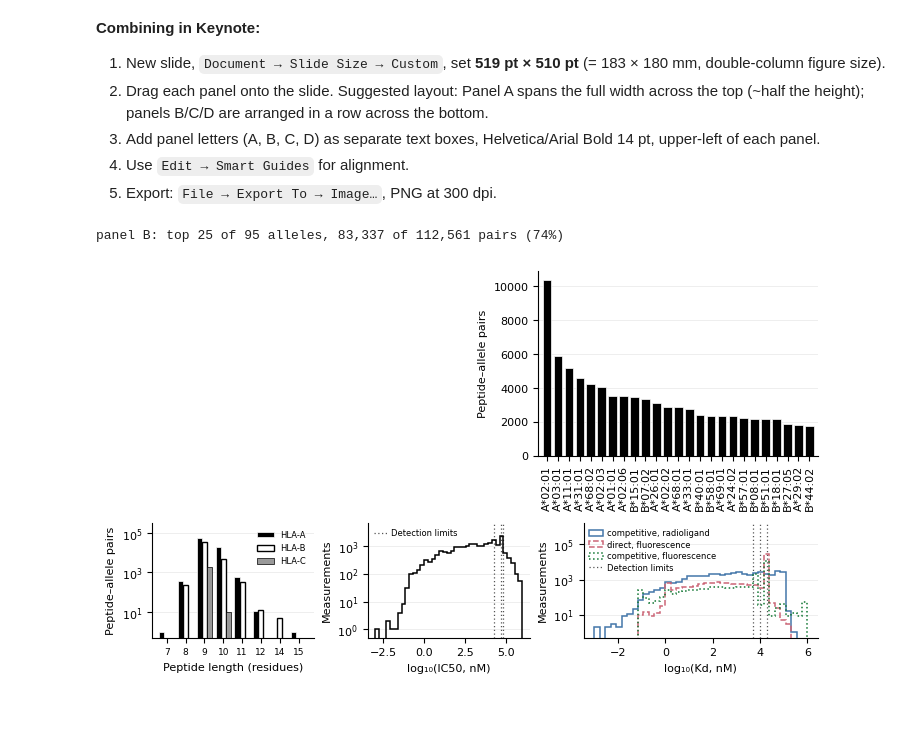
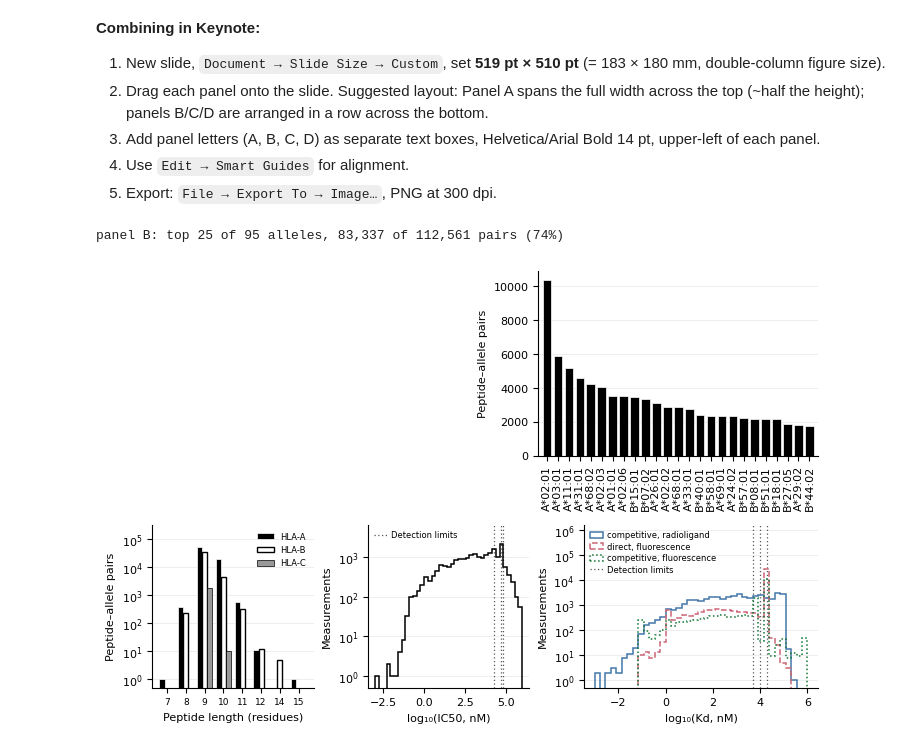
Before and after one commit to kunikohunter/PepBind3D, a Jupyter notebook: 04_figure1_panels.ipynb, the cells around one changed output. Saved outputs shown, nothing was run; the diff lists cells and outputs as text; code cells hidden in the pictures; blank space fills up the shorter version.

Commit message:
Give the Figure 1 bottom row more height

```diff
--- a/04_figure1_panels.ipynb
+++ b/04_figure1_panels.ipynb
@@ -528,7 +528,7 @@ import matplotlib.lines as mlines
 # ============== LAYOUT KNOBS (edit these) ==============
 FONT_SIZE    = 8                       # uniform size for ALL text in the figure
 TOP_ROW_H    = 2.5                     # top row height (in)
-BOTTOM_ROW_H = 1.6                     # bottom row height (in)
+BOTTOM_ROW_H = 2.1                     # bottom row height (in)
 TOP_WIDTH_RATIOS    = [1.3, 1.0]       # [MHC, allele coverage]
 BOTTOM_WIDTH_RATIOS = [1.0, 1.0, 1.45]  # [length, IC50, Kd]
 ALLELE_TICK_ROTATION   = 90            # vertical allele labels -> legible
@@ -632,31 +632,31 @@ def _affinity(ax, mtype, thresholds, xlabel, legend=False, split_assays=None,
                                  color='black', zorder=2)
         peak = n_counts.max()
     ax.set_yscale('log')
     ax.set_ylim(0.5, peak * headroom)
     for t in thresholds:
         ax.axvline(np.log10(t), color='#555555', linestyle=(0, (1, 2)),
                    linewidth=0.9, zorder=1)
     ax.set_ylabel('Measurements'); ax.set_xlabel(xlabel)
     _style(ax)
     handles = []
     if split_assays:
         handles = ax.get_legend_handles_labels()[0]
     if legend:
         handles = handles + [mlines.Line2D([], [], color='#555555',
                                            linestyle=(0, (1, 2)),
                                            linewidth=0.9, label=LIMIT_LABEL)]
     if handles:
         ax.legend(handles=handles, frameon=False, handlelength=1.6,
                   handletextpad=0.5, fontsize=LEGEND_SIZE, labelspacing=0.3,
                   borderpad=0.2, loc='upper left')
 
 _affinity(ax_ic50, 'IC50', (20000, 50000, 70000), 'log\u2081\u2080(IC50, nM)', legend=True)
 _affinity(ax_kd,   'Kd',   (5000, 10000, 20000),  'log\u2081\u2080(Kd, nM)',
           legend=True, split_assays=KD_ASSAYS, headroom=KD_YLIM_HEADROOM)
 
 fig.savefig(FIG_DIR / 'figure1_combined.png', dpi=600)
 fig.savefig(FIG_DIR / 'figure1_combined.pdf')
 plt.show()
 # %% [output]
 panel B: top 25 of 95 alleles, 83,337 of 112,561 pairs (74%)
-[figure, old version]
+[figure, new version]
```
